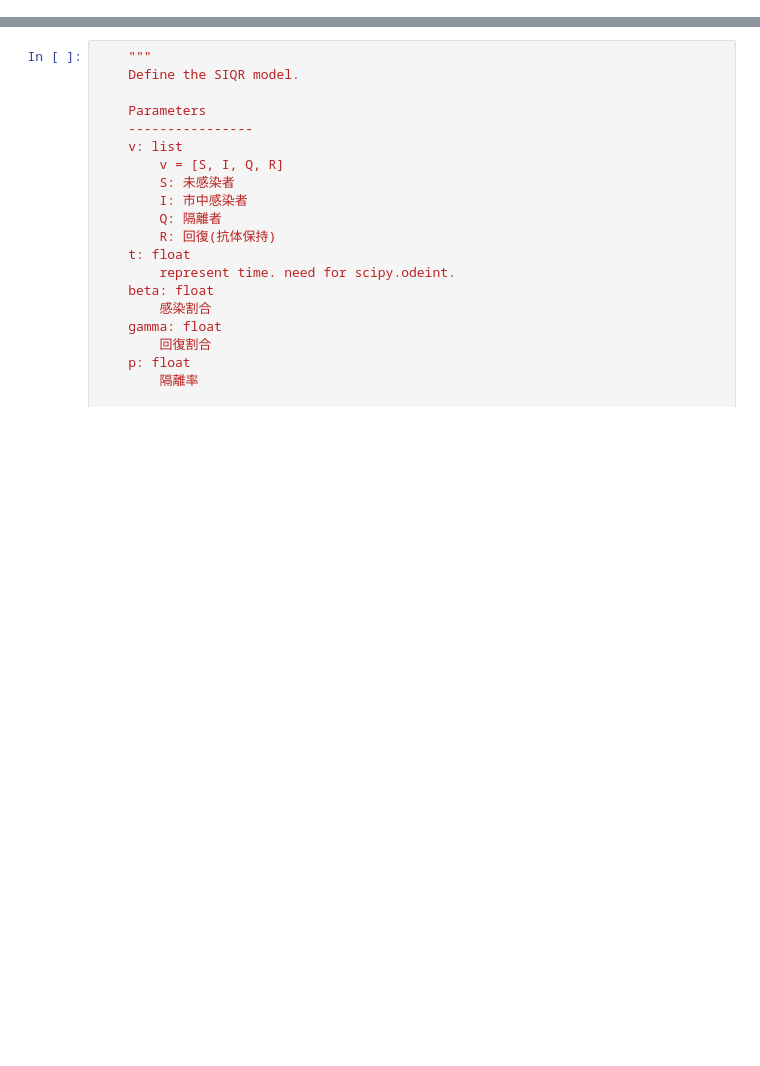
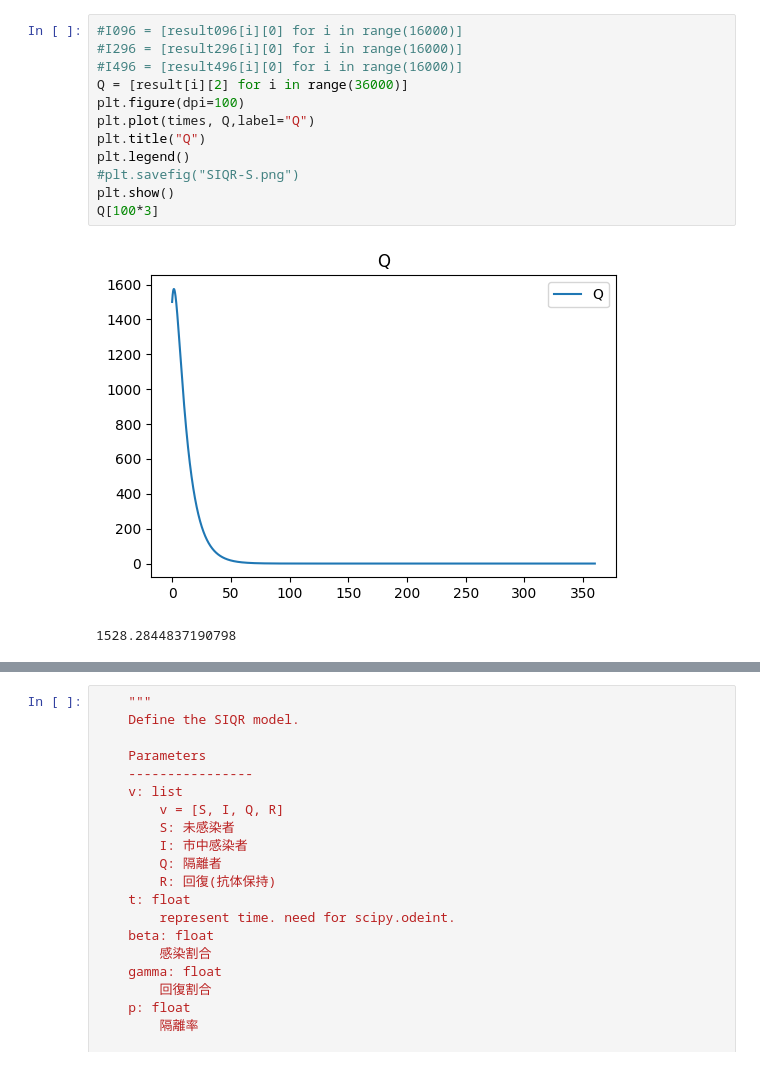
Before and after one commit to jabelic/SIQRmodel, a Jupyter notebook: siqr.ipynb, the cells around one changed output, grey strips where cells are left out. Drawn from its saved outputs; the diff is of its cells as text; blank space fills up the shorter version.

```diff
--- a/siqr.ipynb
+++ b/siqr.ipynb
@@ -116,0 +126,15 @@ plt.show()
+# %%
+#I096 = [result096[i][0] for i in range(16000)]
+#I296 = [result296[i][0] for i in range(16000)]
+#I496 = [result496[i][0] for i in range(16000)]
+Q = [result[i][2] for i in range(36000)]
+plt.figure(dpi=100)
+plt.plot(times, Q,label="Q")
+plt.title("Q")
+plt.legend()
+#plt.savefig("SIQR-S.png")
+plt.show()
+Q[100*3]
+# %% [output]
+[figure, added]
+1528.2844837190798
```
Also changed, not shown: parts of 8 cells of this notebook, 30 other files.
